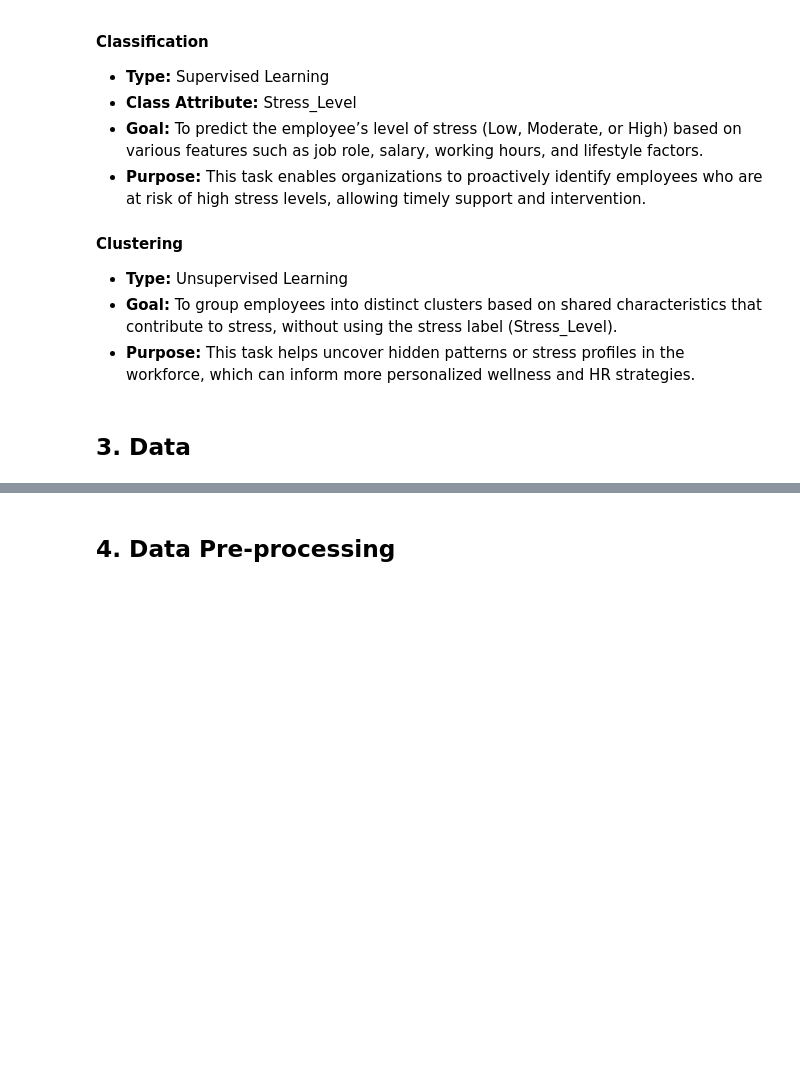
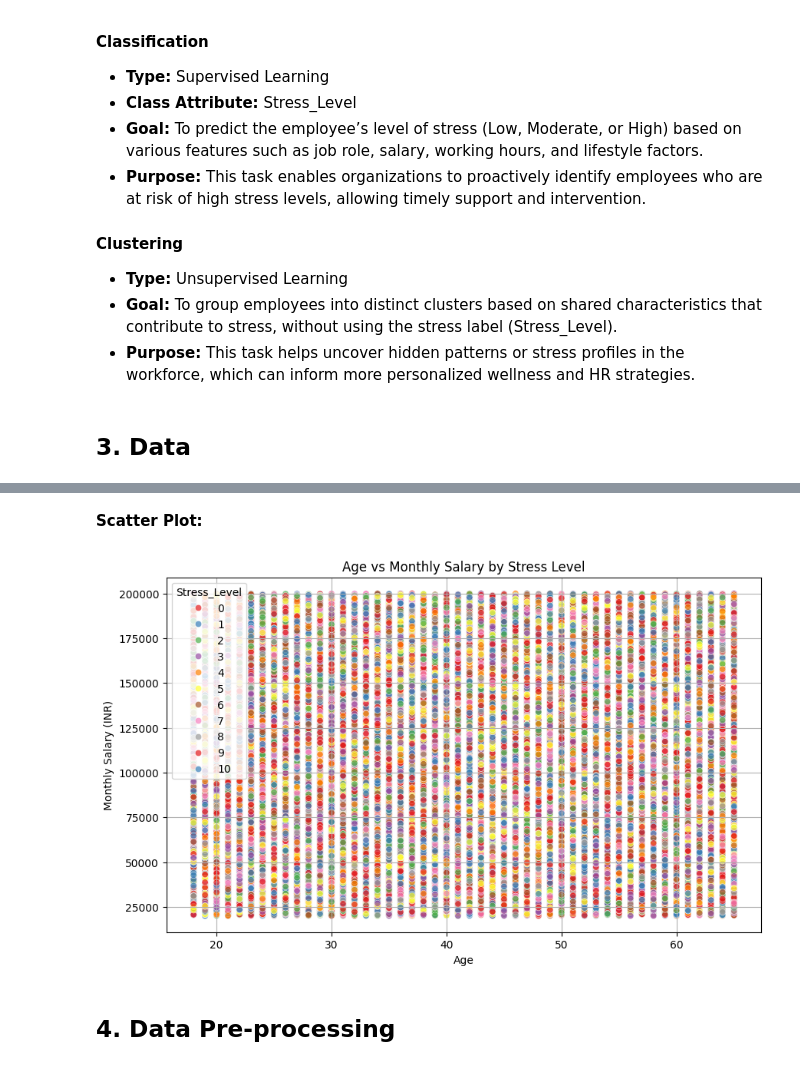
Before and after one commit to SanaAlotaibi/DataMiningProject, a Jupyter notebook: final_report.ipynb, the cells around one changed output, grey strips where cells are left out. Drawn from its saved outputs; the diff is of its cells as text; code cells hidden in the pictures; blank space fills up the shorter version.

```diff
--- a/final_report.ipynb
+++ b/final_report.ipynb
@@ -24,3 +253,15 @@
+# %% [markdown]
+**Scatter Plot:**
+# %%
+plt.figure(figsize=(10,6))
+sns.scatterplot(data=df, x='Age', y='Monthly_Salary_INR', hue='Stress_Level', palette='Set1', alpha=0.7)
+plt.title('Age vs Monthly Salary by Stress Level')
+plt.xlabel('Age')
+plt.ylabel('Monthly Salary (INR)')
+plt.grid(True)
+plt.show()
+# %% [output]
+[figure, added]
 # %% [markdown]
 ## 4. Data Pre-processing
 # %% [markdown]
```
Also changed, not shown: parts of 16 cells of this notebook.
